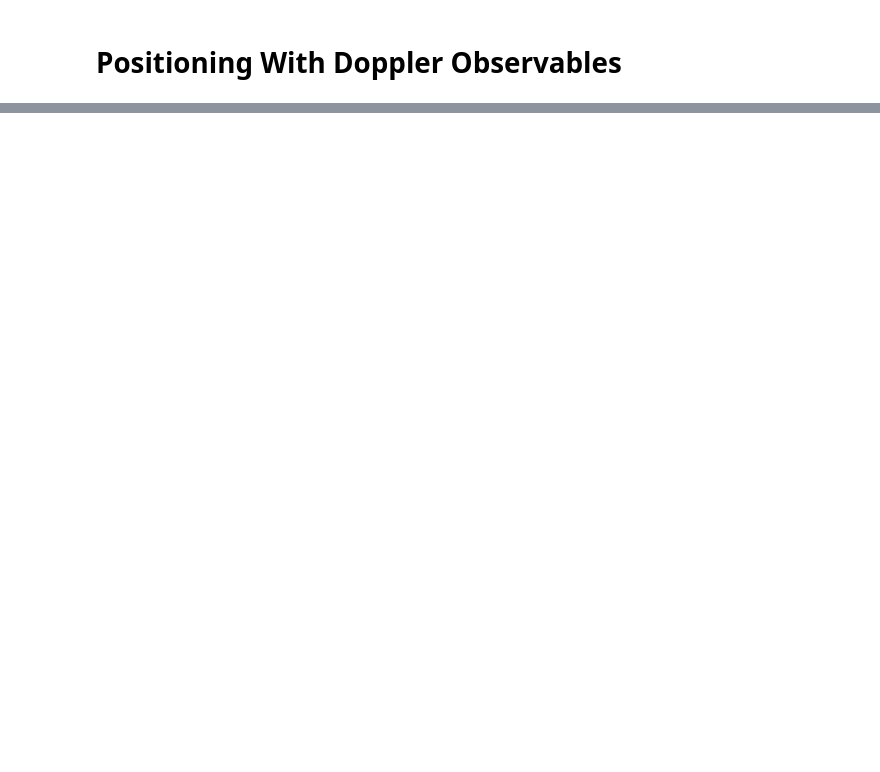
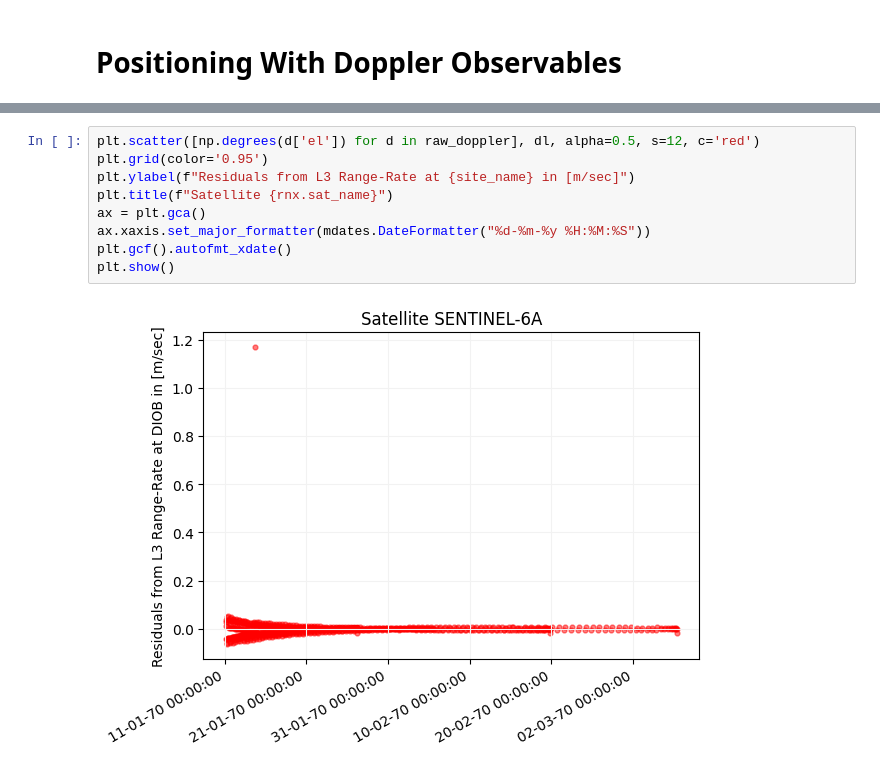
Before and after one commit to DSOlab/AcademicSoftware, a Jupyter notebook: JupiterLab/doris_days/positioning/doppler_positioning.ipynb, the cells around one changed output, grey strips where cells are left out. Saved outputs shown, nothing was run; the diff lists cells and outputs as text; blank space fills up the shorter version.

```diff
--- a/JupiterLab/doris_days/positioning/doppler_positioning.ipynb
+++ b/JupiterLab/doris_days/positioning/doppler_positioning.ipynb
@@ -187,0 +380,11 @@ Collected #895 doppler obs, in 6 passes
+# %%
+plt.scatter([np.degrees(d['el']) for d in raw_doppler], dl, alpha=0.5, s=12, c='red')
+plt.grid(color='0.95')
+plt.ylabel(f"Residuals from L3 Range-Rate at {site_name} in [m/sec]")
+plt.title(f"Satellite {rnx.sat_name}")
+ax = plt.gca()
+ax.xaxis.set_major_formatter(mdates.DateFormatter("%d-%m-%y %H:%M:%S"))
+plt.gcf().autofmt_xdate()
+plt.show()
+# %% [output]
+[figure, added]
```
Also changed, not shown: parts of 8 cells of this notebook, 2 other files.
